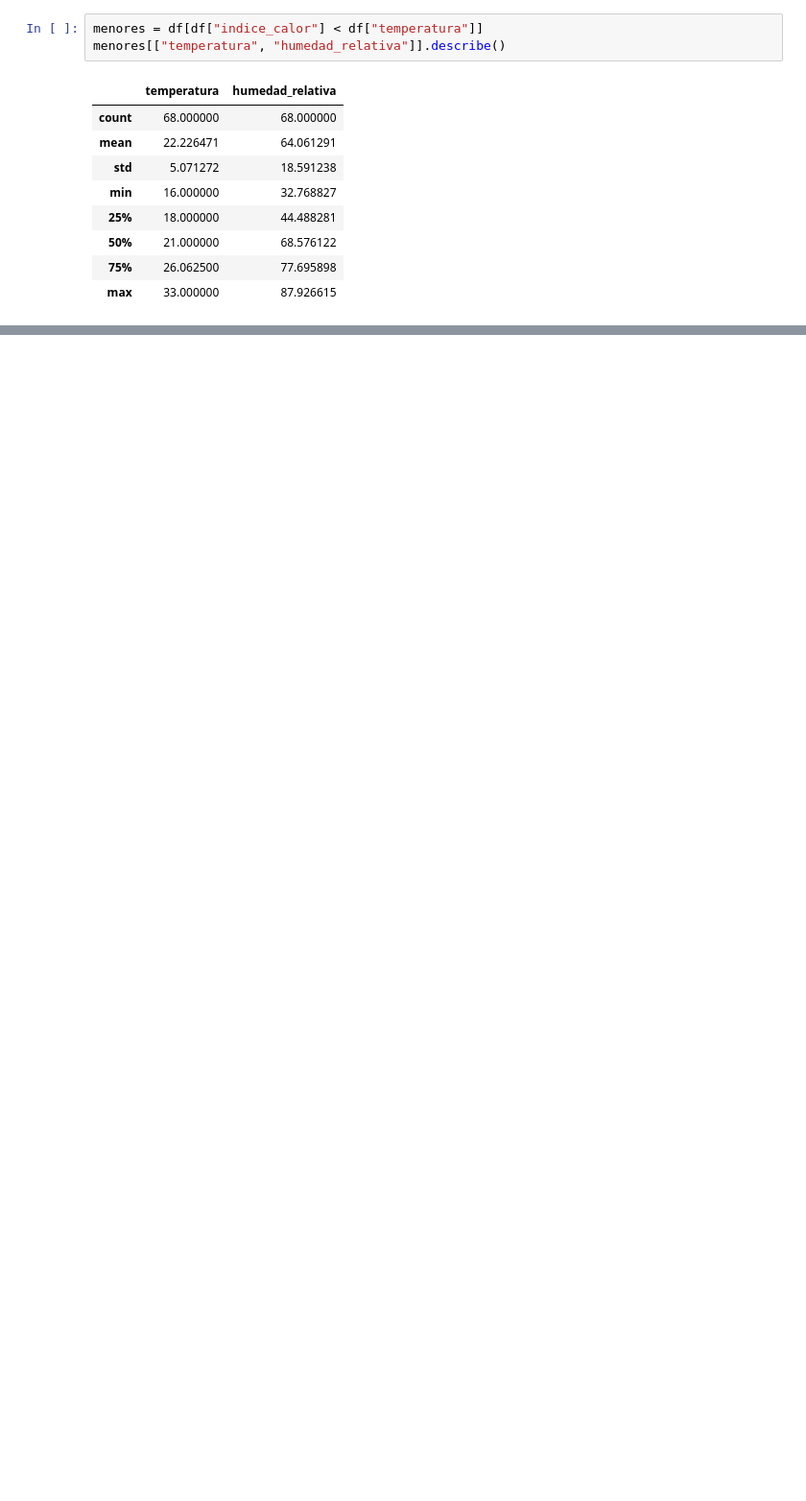
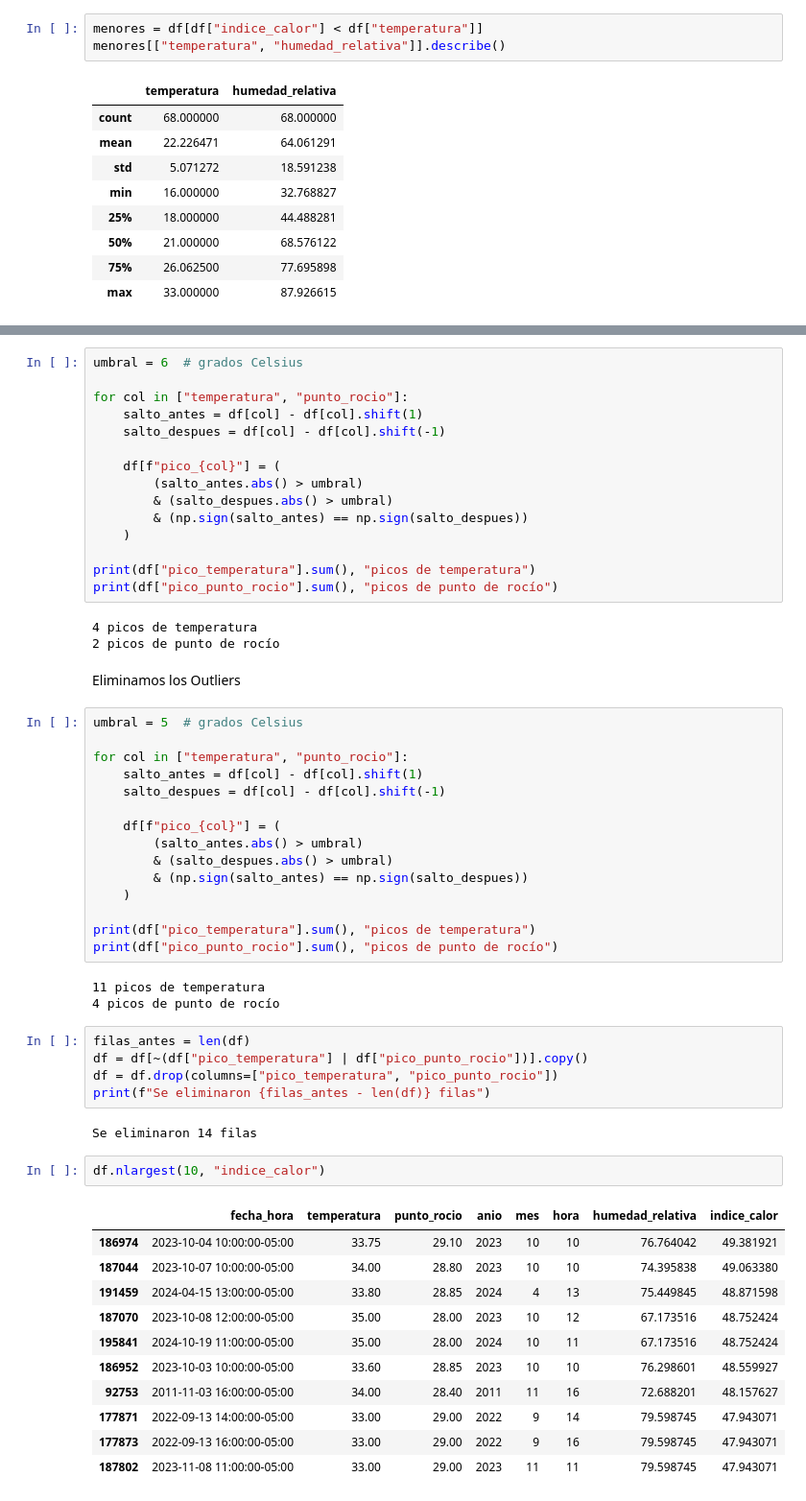
Before and after one commit to David-Sac/clima-iquitos, a Jupyter notebook: notebooks/02_analisis.ipynb, the cells around one changed output, grey strips where cells are left out. Shown at 96% size. Cells and saved outputs as stored; diff of their text form; blank space fills up the shorter version.

```diff
--- a/notebooks/02_analisis.ipynb
+++ b/notebooks/02_analisis.ipynb
@@ -197,0 +285,59 @@ menores[["temperatura", "humedad_relativa"]].describe()
+# %%
+umbral = 6  # grados Celsius
+
+for col in ["temperatura", "punto_rocio"]:
+    salto_antes = df[col] - df[col].shift(1)
+    salto_despues = df[col] - df[col].shift(-1)
+
+    df[f"pico_{col}"] = (
+        (salto_antes.abs() > umbral)
+        & (salto_despues.abs() > umbral)
+        & (np.sign(salto_antes) == np.sign(salto_despues))
+    )
+
+print(df["pico_temperatura"].sum(), "picos de temperatura")
+print(df["pico_punto_rocio"].sum(), "picos de punto de rocío")
+# %% [output]
+4 picos de temperatura
+2 picos de punto de rocío
+# %% [markdown]
+Eliminamos los Outliers
+# %%
+umbral = 5  # grados Celsius
+
+for col in ["temperatura", "punto_rocio"]:
+    salto_antes = df[col] - df[col].shift(1)
+    salto_despues = df[col] - df[col].shift(-1)
+
+    df[f"pico_{col}"] = (
+        (salto_antes.abs() > umbral)
+        & (salto_despues.abs() > umbral)
+        & (np.sign(salto_antes) == np.sign(salto_despues))
+    )
+
+print(df["pico_temperatura"].sum(), "picos de temperatura")
+print(df["pico_punto_rocio"].sum(), "picos de punto de rocío")
+# %% [output]
+11 picos de temperatura
+4 picos de punto de rocío
+# %%
+filas_antes = len(df)
+df = df[~(df["pico_temperatura"] | df["pico_punto_rocio"])].copy()
+df = df.drop(columns=["pico_temperatura", "pico_punto_rocio"])
+print(f"Se eliminaron {filas_antes - len(df)} filas")
+# %% [output]
+Se eliminaron 14 filas
+# %%
+df.nlargest(10, "indice_calor")
+# %% [output]
+|  | fecha_hora | temperatura | punto_rocio | anio | mes | hora | humedad_relativa | indice_calor |
+| 186974 | 2023-10-04 10:00:00-05:00 | 33.75 | 29.10 | 2023 | 10 | 10 | 76.764042 | 49.381921 |
+| 187044 | 2023-10-07 10:00:00-05:00 | 34.00 | 28.80 | 2023 | 10 | 10 | 74.395838 | 49.063380 |
+| 191459 | 2024-04-15 13:00:00-05:00 | 33.80 | 28.85 | 2024 | 4 | 13 | 75.449845 | 48.871598 |
+| 187070 | 2023-10-08 12:00:00-05:00 | 35.00 | 28.00 | 2023 | 10 | 12 | 67.173516 | 48.752424 |
+| 195841 | 2024-10-19 11:00:00-05:00 | 35.00 | 28.00 | 2024 | 10 | 11 | 67.173516 | 48.752424 |
+| 186952 | 2023-10-03 10:00:00-05:00 | 33.60 | 28.85 | 2023 | 10 | 10 | 76.298601 | 48.559927 |
+| 92753 | 2011-11-03 16:00:00-05:00 | 34.00 | 28.40 | 2011 | 11 | 16 | 72.688201 | 48.157627 |
+| 177871 | 2022-09-13 14:00:00-05:00 | 33.00 | 29.00 | 2022 | 9 | 14 | 79.598745 | 47.943071 |
+| 177873 | 2022-09-13 16:00:00-05:00 | 33.00 | 29.00 | 2022 | 9 | 16 | 79.598745 | 47.943071 |
+| 187802 | 2023-11-08 11:00:00-05:00 | 33.00 | 29.00 | 2023 | 11 | 11 | 79.598745 | 47.943071 |
```
Also changed, not shown: parts of 9 cells of this notebook, 4 other files.
